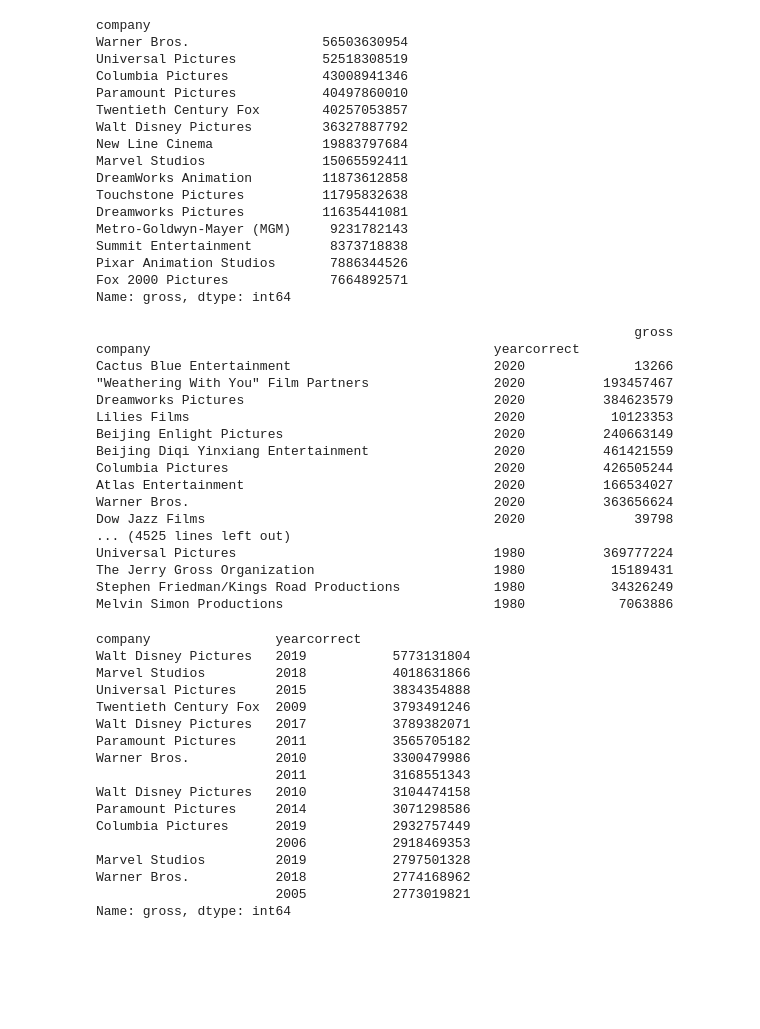
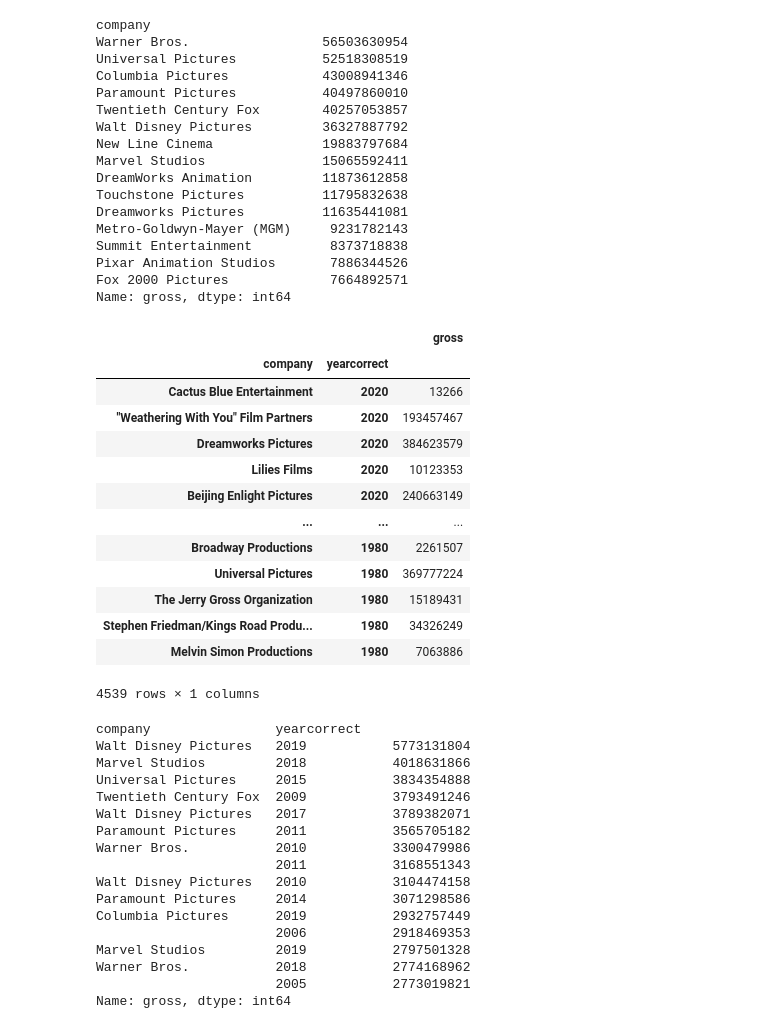
Before and after one commit to adhyayannegi/Movie-Dataset-Analysis, a Jupyter notebook: Movie Dataset Correlation Analysis.ipynb, the cells around one changed output. Drawn from its saved outputs; the diff is of its cells as text; code cells hidden in the pictures; blank space fills up the shorter version.

```diff
--- a/Movie Dataset Correlation Analysis.ipynb
+++ b/Movie Dataset Correlation Analysis.ipynb
@@ -484,7 +484,7 @@ df_numerized
 # %%
 correlation_mat = df_numerized.corr(method='pearson')
 corr_pairs =  correlation_mat.unstack()
-pd.set_option('display.max_rows',None)
+pd.set_option('display.max_rows',20)
 corr_pairs
 # %% [output]
 budget       budget         1.000000
@@ -550,7 +545,7 @@ yearcorrect  yearcorrect    1.000000
 dtype: float64
 # %%
 # Looking at the top 15 compaies by gross revenue
-
+pd.set_option('display.max_rows',20)
 CompanyGrossSum = df.groupby('company')[["gross"]].sum()
 
 CompanyGrossSumSorted = CompanyGrossSum.sort_values('gross', ascending = False)[:15]
@@ -577,25 +572,23 @@ Pixar Animation Studios       7886344526
 Fox 2000 Pictures             7664892571
 Name: gross, dtype: int64
 # %%
+pd.set_option('display.max_rows',20)
 df.groupby(['company', 'yearcorrect'])[["gross"]].sum().sort_values('yearcorrect', ascending=False)
 # %% [output]
+|  |  | gross |
+| company | yearcorrect |  |
+| Cactus Blue Entertainment | 2020 | 13266 |
+| "Weathering With You" Film Partners | 2020 | 193457467 |
+| Dreamworks Pictures | 2020 | 384623579 |
+| Lilies Films | 2020 | 10123353 |
+| Beijing Enlight Pictures | 2020 | 240663149 |
+| ... | ... | ... |
+| Broadway Productions | 1980 | 2261507 |
+| Universal Pictures | 1980 | 369777224 |
+| The Jerry Gross Organization | 1980 | 15189431 |
+| Stephen Friedman/Kings Road Produ... | 1980 | 34326249 |
+| Melvin Simon Productions | 1980 | 7063886 |
-                                                                     gross
-company                                            yearcorrect
-Cactus Blue Entertainment                          2020              13266
-"Weathering With You" Film Partners                2020          193457467
-Dreamworks Pictures                                2020          384623579
-Lilies Films                                       2020           10123353
-Beijing Enlight Pictures                           2020          240663149
-Beijing Diqi Yinxiang Entertainment                2020          461421559
-Columbia Pictures                                  2020          426505244
-Atlas Entertainment                                2020          166534027
-Warner Bros.                                       2020          363656624
-Dow Jazz Films                                     2020              39798
-... (4525 lines left out)
-Universal Pictures                                 1980          369777224
-The Jerry Gross Organization                       1980           15189431
-Stephen Friedman/Kings Road Productions            1980           34326249
-Melvin Simon Productions                           1980            7063886
+4539 rows × 1 columns
 # %%
 CompanyGrossSum = df.groupby(['company', 'yearcorrect'])[["gross"]].sum()
 
```
Also changed, not shown: parts of 9 cells of this notebook.
